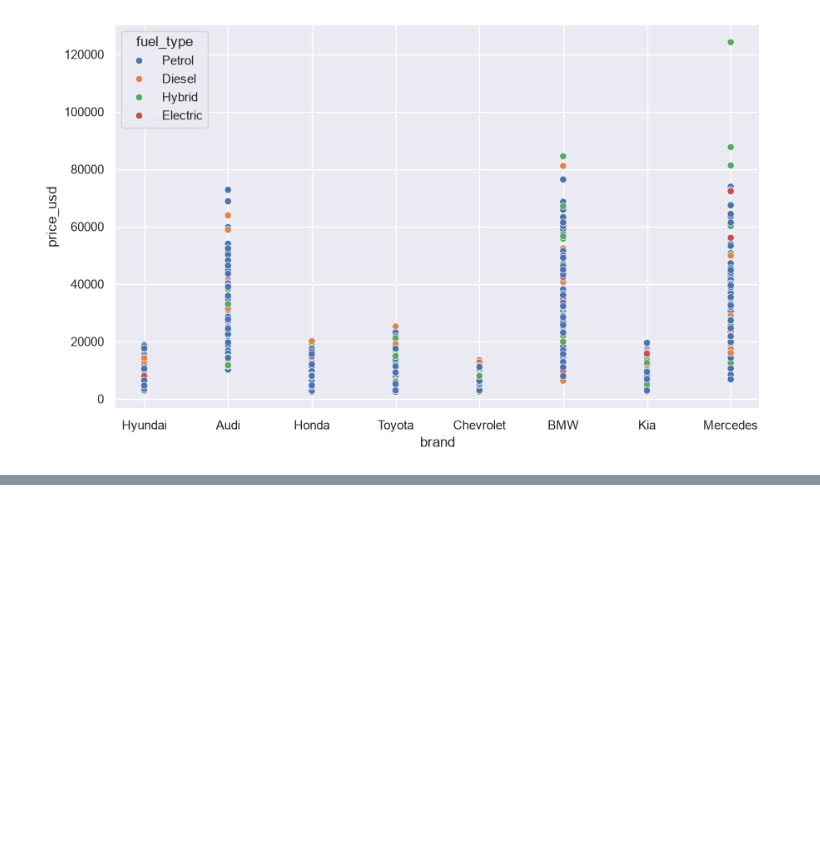
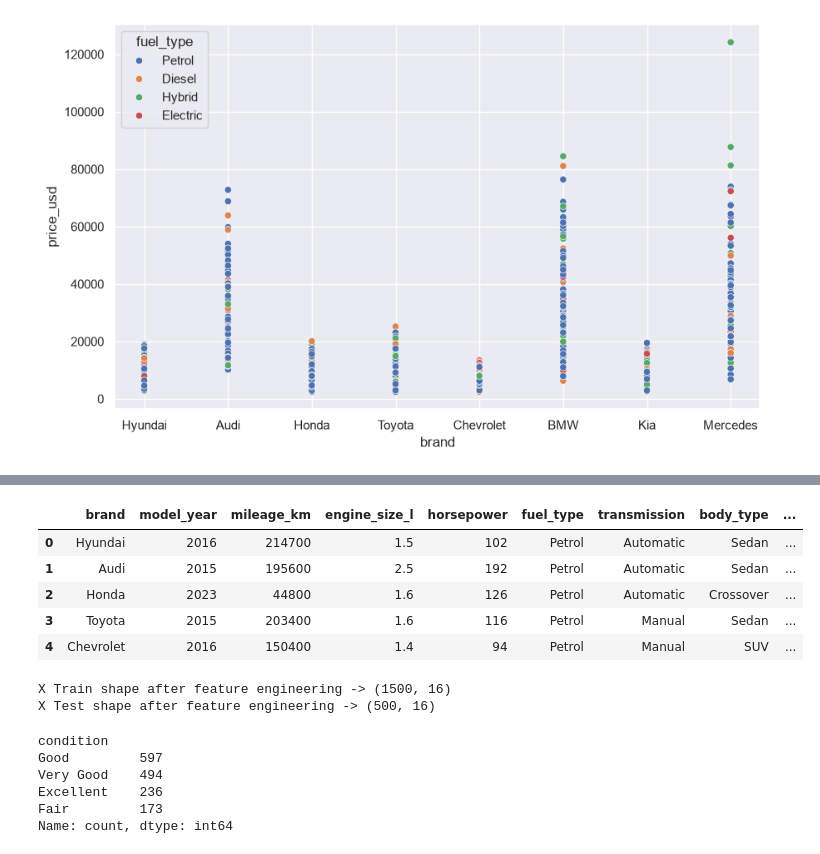
Before and after one commit to ml-engineer04/machine-learning, a Jupyter notebook: projects/cars_price_prediction.ipynb, the cells around one changed output, grey strips where cells are left out. Drawn from its saved outputs; the diff is of its cells as text; code cells hidden in the pictures; blank space fills up the shorter version.

Commit message:
feature engineering and encoding added

```diff
--- a/projects/cars_price_prediction.ipynb
+++ b/projects/cars_price_prediction.ipynb
@@ -140,0 +153,13 @@ plt.show()
+# %%
+target_col = 'price_usd'
+
+X_train = train_df.drop(columns=[target_col])
+X_test = test_df.drop(columns=[target_col])
+
+y_train = train_df[target_col]
+y_test = test_df[target_col]
+
+print(f"X Train shape -> {X_train.shape}")
+print(f"X Test shape -> {X_test.shape}")
+print(f"Y Train shape -> {y_train.shape}")
+print(f"Y Test shape -> {y_test.shape}")
@@ -140,0 +171,8 @@ plt.show()
+# %%
+drop_cols = ['car_id']
+
+X_train = X_train.drop(columns=drop_cols)
+X_test = X_test.drop(columns=drop_cols)
+
+print(f"X Train shape after dropping -> {X_train.shape}")
+print(f"X Test shape after dropping -> {X_test.shape}")
@@ -140,0 +211,40 @@ plt.show()
+# %%
+X_train.head()
+# %% [output]
+|  | brand | model_year | mileage_km | engine_size_l | horsepower | fuel_type | transmission | body_type | ... |
+| 0 | Hyundai | 2016 | 214700 | 1.5 | 102 | Petrol | Automatic | Sedan | ... |
+| 1 | Audi | 2015 | 195600 | 2.5 | 192 | Petrol | Automatic | Sedan | ... |
+| 2 | Honda | 2023 | 44800 | 1.6 | 126 | Petrol | Automatic | Crossover | ... |
+| 3 | Toyota | 2015 | 203400 | 1.6 | 116 | Petrol | Manual | Sedan | ... |
+| 4 | Chevrolet | 2016 | 150400 | 1.4 | 94 | Petrol | Manual | SUV | ... |
+# %%
+from datetime import date
+def feature_engineering(df):
+	df = df.copy()
+
+	current_year = date.today().year
+	df['model_age'] = current_year - df['model_year']
+
+	df['power_density'] = df['horsepower'] / df['engine_size_l']
+	df['per_year_mileage_km'] = df['mileage_km'] / df['model_age']
+	df['per_horsepower_fuel_consumption'] = df['fuel_consumption_l'] / df['horsepower']
+
+	return df
+
+X_train = feature_engineering(X_train)
+X_test = feature_engineering(X_test)
+
+print(f"X Train shape after feature engineering -> {X_train.shape}")
+print(f"X Test shape after feature engineering -> {X_test.shape}")
+# %% [output]
+X Train shape after feature engineering -> (1500, 16)
+X Test shape after feature engineering -> (500, 16)
+# %%
+X_train['condition'].value_counts()
+# %% [output]
+condition
+Good         597
+Very Good    494
+Excellent    236
+Fair         173
+Name: count, dtype: int64
```
Also changed, not shown: parts of 7 cells of this notebook.
